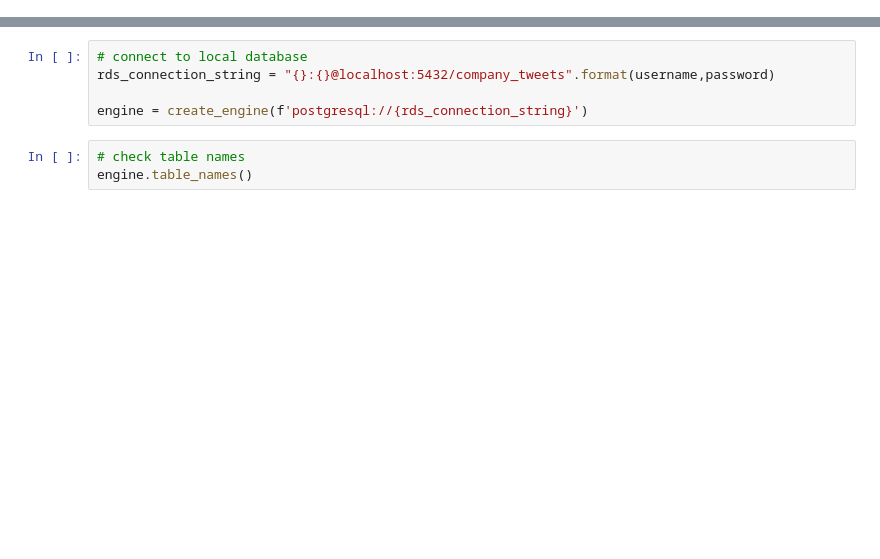
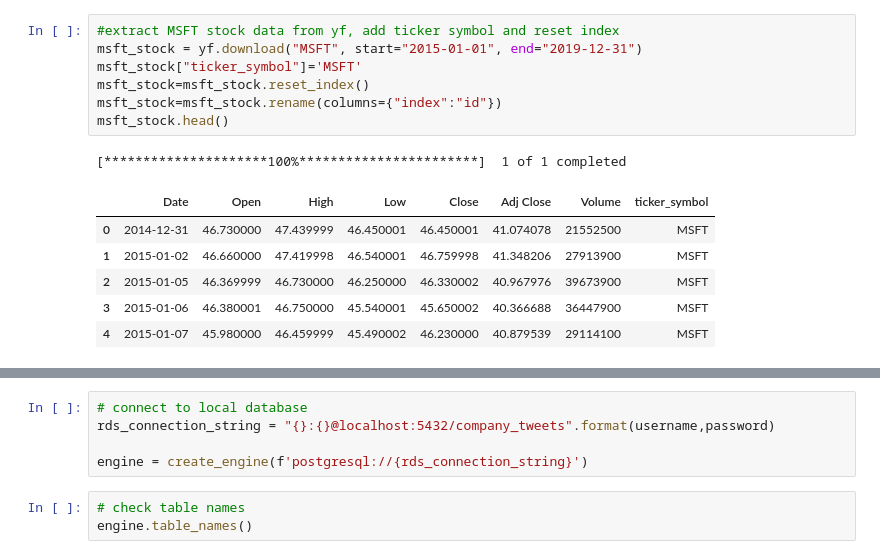
Before and after one commit to ambervanharskamp/ELT-Project, a Jupyter notebook: data_etl.ipynb, the cells around one changed output, grey strips where cells are left out. Drawn from its saved outputs; the diff is of its cells as text; blank space fills up the shorter version.

```diff
--- a/data_etl.ipynb
+++ b/data_etl.ipynb
@@ -85,0 +91,15 @@ tweet_index
+# %%
+#extract MSFT stock data from yf, add ticker symbol and reset index
+msft_stock = yf.download("MSFT", start="2015-01-01", end="2019-12-31")
+msft_stock["ticker_symbol"]='MSFT'
+msft_stock=msft_stock.reset_index()
+msft_stock=msft_stock.rename(columns={"index":"id"})
+msft_stock.head()
+# %% [output]
+[*********************100%***********************]  1 of 1 completed
+|  | Date | Open | High | Low | Close | Adj Close | Volume | ticker_symbol |
+| 0 | 2014-12-31 | 46.730000 | 47.439999 | 46.450001 | 46.450001 | 41.074078 | 21552500 | MSFT |
+| 1 | 2015-01-02 | 46.660000 | 47.419998 | 46.540001 | 46.759998 | 41.348206 | 27913900 | MSFT |
+| 2 | 2015-01-05 | 46.369999 | 46.730000 | 46.250000 | 46.330002 | 40.967976 | 39673900 | MSFT |
+| 3 | 2015-01-06 | 46.380001 | 46.750000 | 45.540001 | 45.650002 | 40.366688 | 36447900 | MSFT |
+| 4 | 2015-01-07 | 45.980000 | 46.459999 | 45.490002 | 46.230000 | 40.879539 | 29114100 | MSFT |
```
Also changed, not shown: parts of 18 cells of this notebook, 2 other files.
